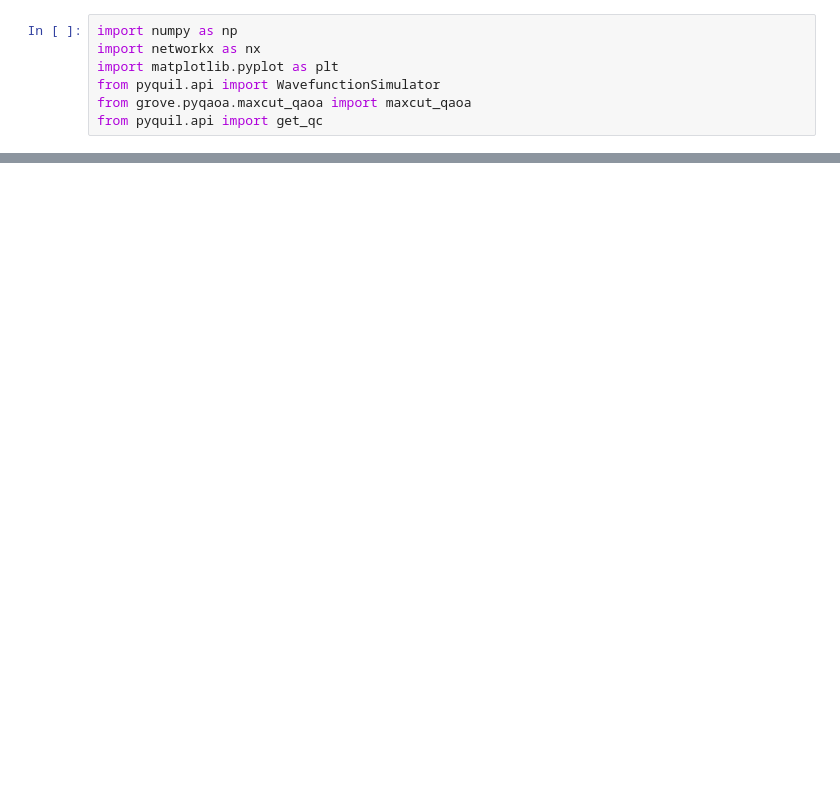
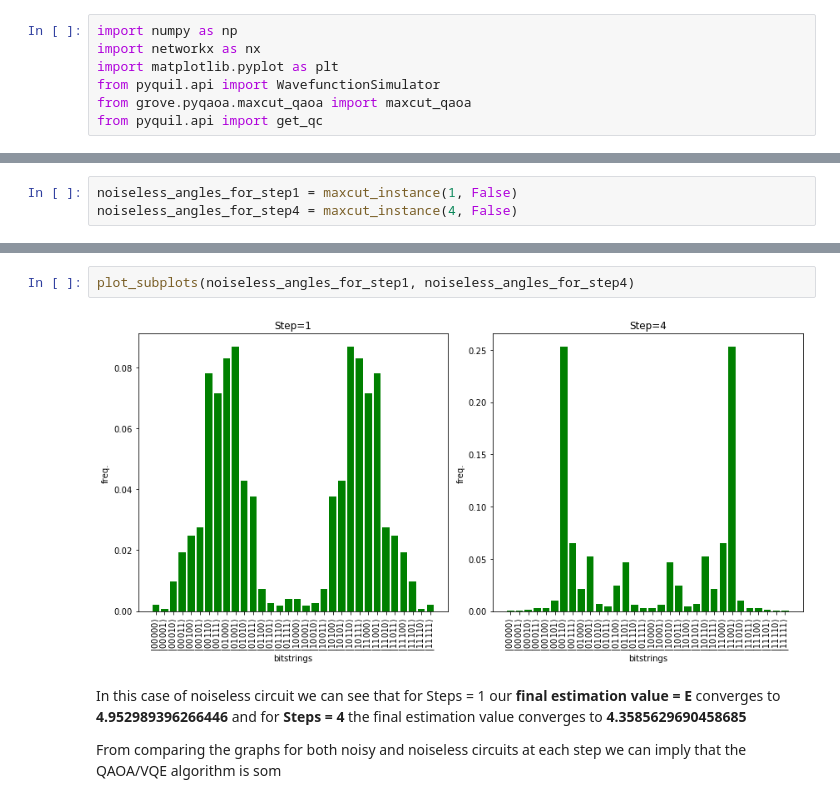
Before and after one commit to usmanmunara/QOSF_QAOA, a Jupyter notebook: qaoa.ipynb, the cells around one changed output, grey strips where cells are left out. Cells and saved outputs as stored; diff of their text form; blank space fills up the shorter version.

```diff
--- a/qaoa.ipynb
+++ b/qaoa.ipynb
@@ -109,0 +87,3 @@ In the noiseless case we can see a E<sub>noisless</sub> = 4.722315132554394 from
+# %%
+noiseless_angles_for_step1 = maxcut_instance(1, False)
+noiseless_angles_for_step4 = maxcut_instance(4, False)
@@ -109,0 +108,8 @@ In the noiseless case we can see a E<sub>noisless</sub> = 4.722315132554394 from
+# %%
+plot_subplots(noiseless_angles_for_step1, noiseless_angles_for_step4)
+# %% [output]
+[figure, added]
+# %% [markdown]
+In this case of noiseless circuit we can see that for Steps = 1 our **final estimation value = E** converges to **4.952989396266446** and for **Steps = 4** the final estimation value converges to **4.3585629690458685**
+
+From comparing the graphs for both noisy and noiseless circuits at each step we can imply that the QAOA/VQE algorithm is som
```
Also changed, not shown: parts of 15 cells of this notebook.
